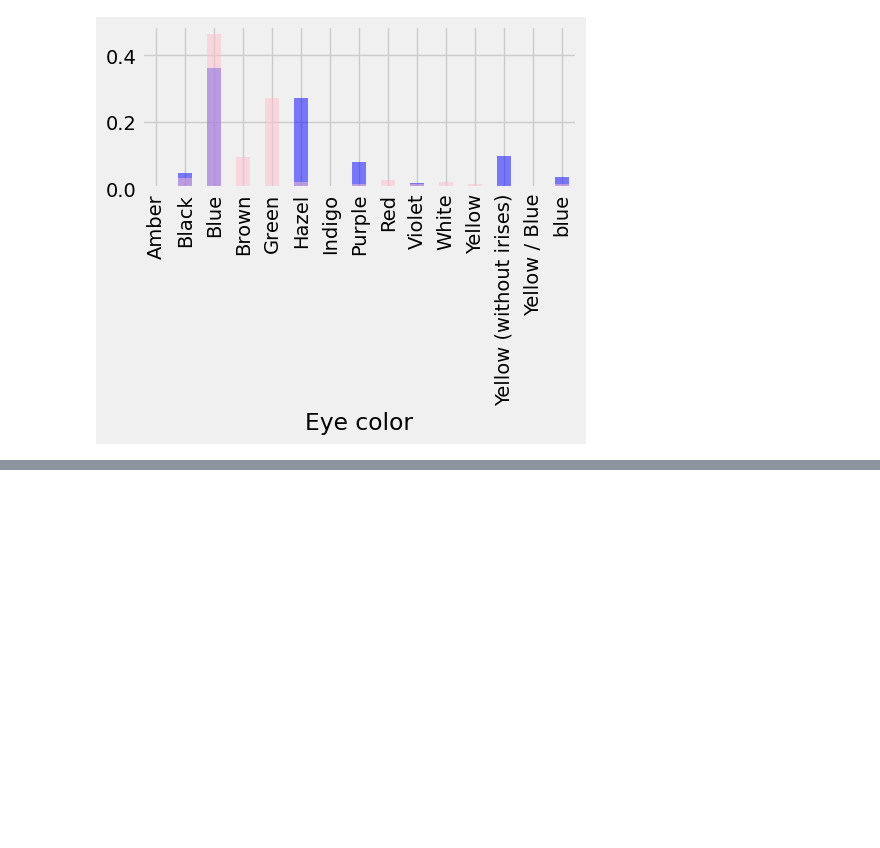
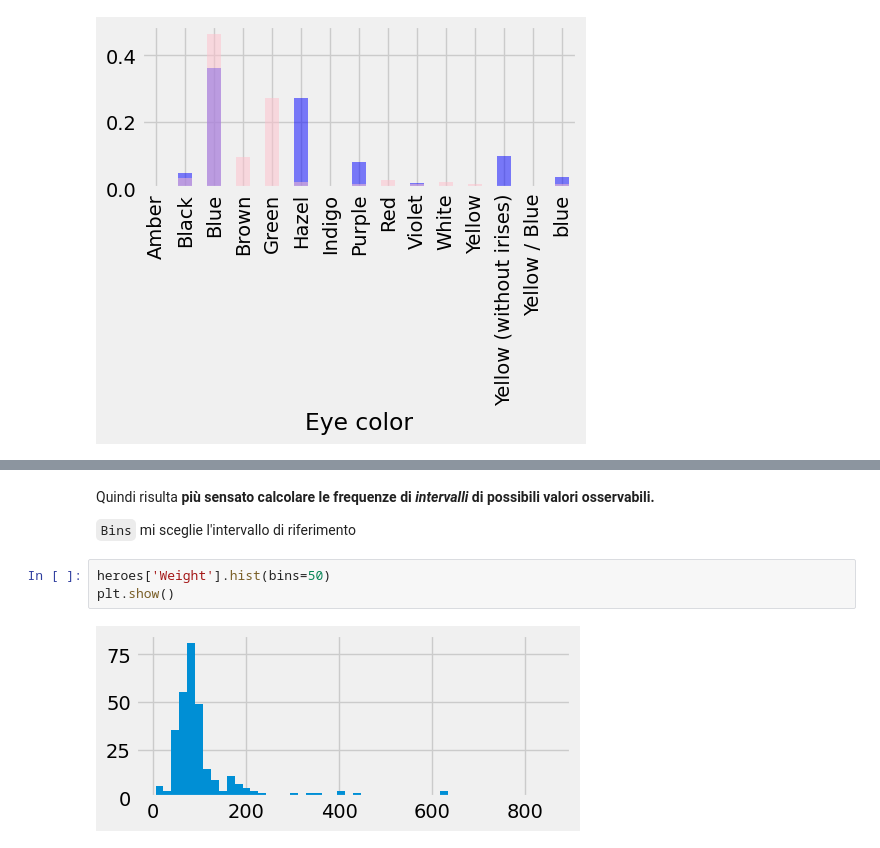
Before and after one commit to PippoZord/superhero-datascience, a Jupyter notebook: content/Esercitazioni/DatiFrequenze.ipynb, the cells around one changed output, grey strips where cells are left out. Drawn from its saved outputs; the diff is of its cells as text; blank space fills up the shorter version.

```diff
--- a/content/Esercitazioni/DatiFrequenze.ipynb
+++ b/content/Esercitazioni/DatiFrequenze.ipynb
@@ -235,0 +274,10 @@ plt.show()
+# %% [markdown]
+
+Quindi risulta **più sensato calcolare le frequenze di _intervalli_ di possibili valori osservabili.**
+
+`Bins` mi sceglie l'intervallo di riferimento
+# %%
+heroes['Weight'].hist(bins=50)
+plt.show()
+# %% [output]
+[figure, added]
```
Also changed, not shown: parts of 15 cells of this notebook, 1 other file.
